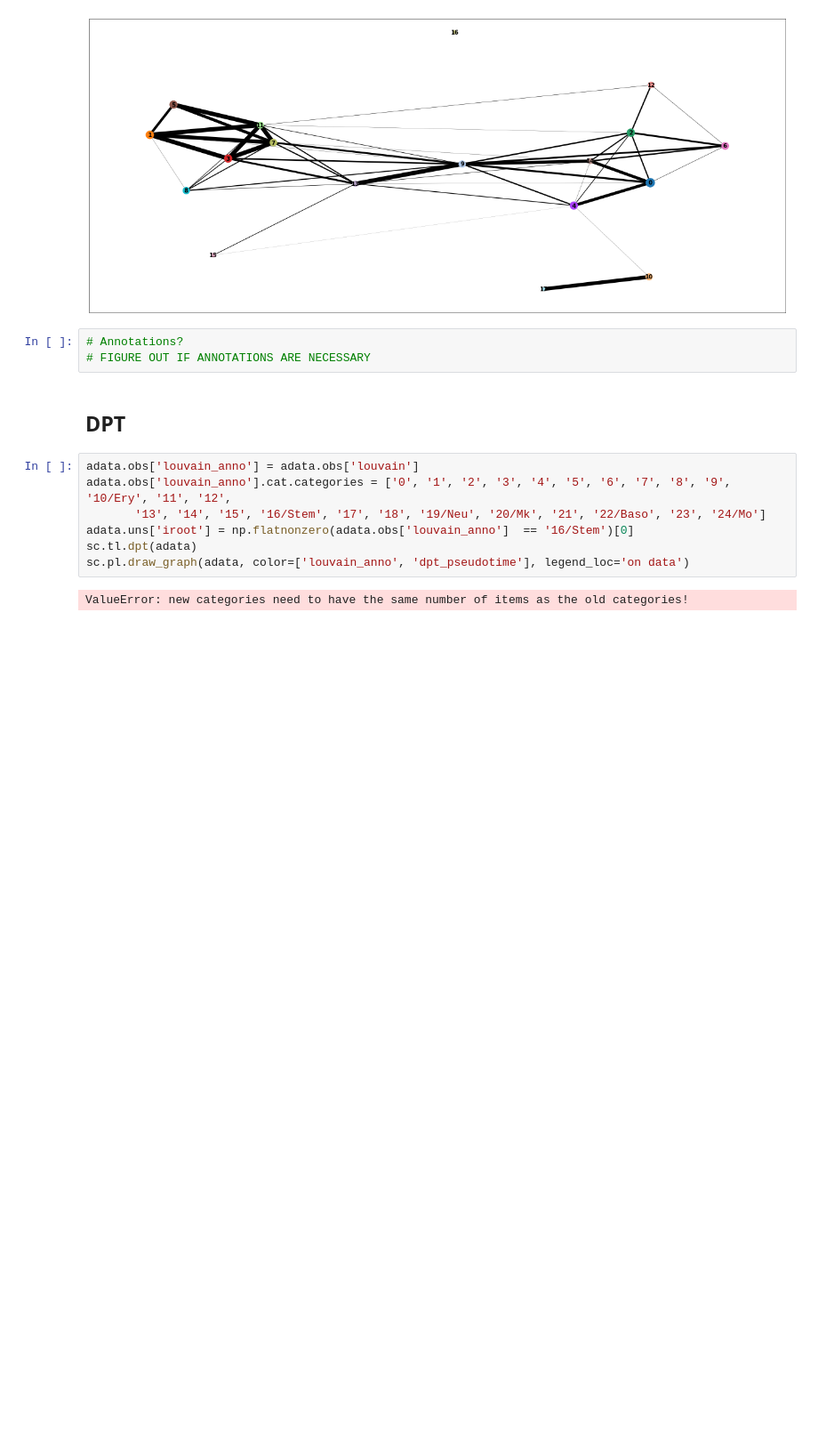
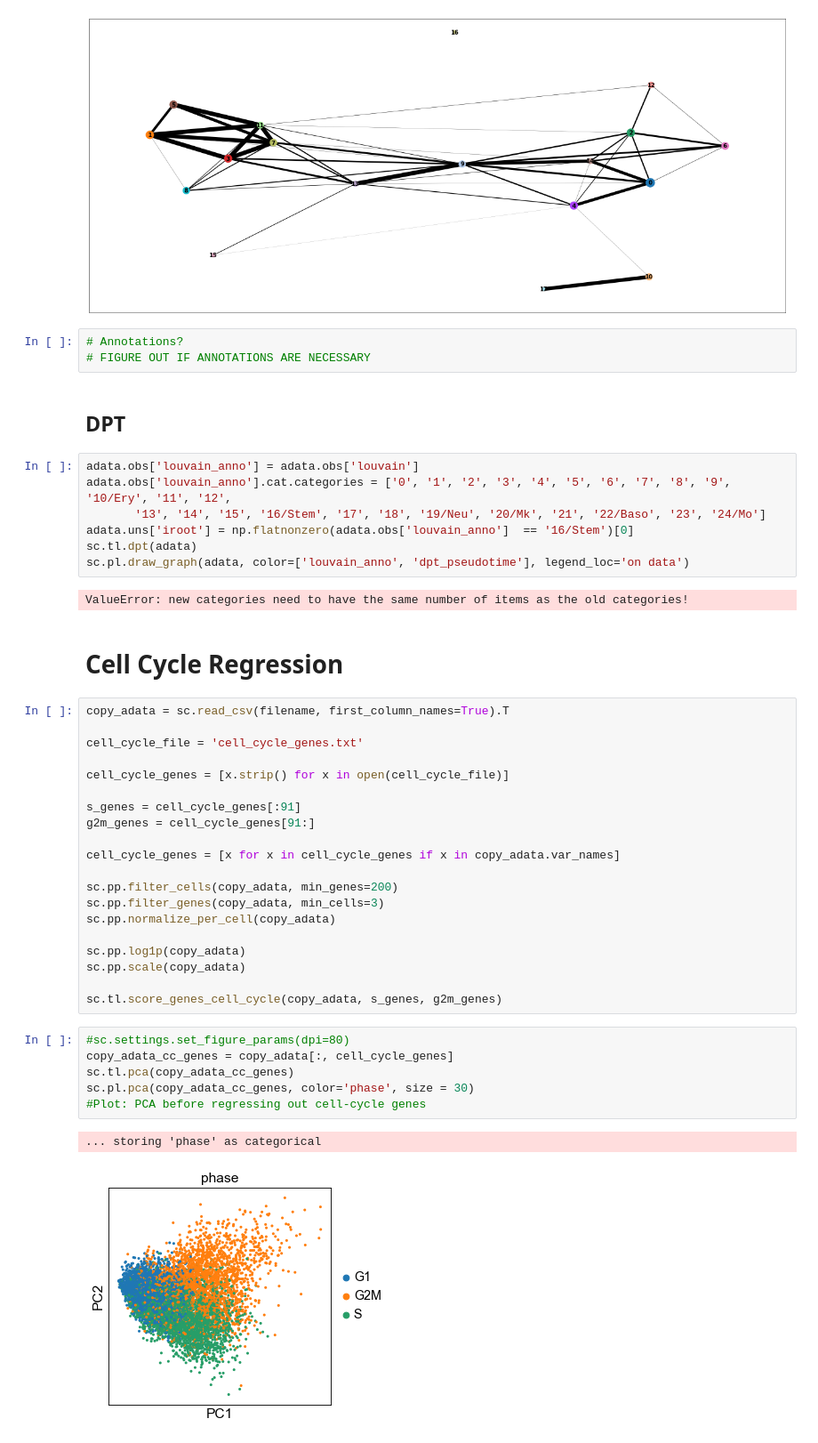
Before and after one commit to jbishop45/CS-7641-Project, a Jupyter notebook: Code/data_preprocessing.ipynb, the cells around one changed output. Shown at 89% size. Drawn from its saved outputs; the diff is of its cells as text; blank space fills up the shorter version.

Commit message:
[Added Cell Cycle regression to notebook, added cell_cycle_genes.txt file]

```diff
--- a/Code/data_preprocessing.ipynb
+++ b/Code/data_preprocessing.ipynb
@@ -369,3 +334,34 @@ sc.tl.dpt(adata)
 sc.pl.draw_graph(adata, color=['louvain_anno', 'dpt_pseudotime'], legend_loc='on data')
 # %% [output]
 ValueError: new categories need to have the same number of items as the old categories!
+# %% [markdown]
+# Cell Cycle Regression
+# %%
+copy_adata = sc.read_csv(filename, first_column_names=True).T
+
+cell_cycle_file = 'cell_cycle_genes.txt'
+
+cell_cycle_genes = [x.strip() for x in open(cell_cycle_file)]
+
+s_genes = cell_cycle_genes[:91]
+g2m_genes = cell_cycle_genes[91:]
+
+cell_cycle_genes = [x for x in cell_cycle_genes if x in copy_adata.var_names]
+
+sc.pp.filter_cells(copy_adata, min_genes=200)
+sc.pp.filter_genes(copy_adata, min_cells=3)
+sc.pp.normalize_per_cell(copy_adata)
+
+sc.pp.log1p(copy_adata)
+sc.pp.scale(copy_adata)
+
+sc.tl.score_genes_cell_cycle(copy_adata, s_genes, g2m_genes)
+# %%
+#sc.settings.set_figure_params(dpi=80)
+copy_adata_cc_genes = copy_adata[:, cell_cycle_genes]
+sc.tl.pca(copy_adata_cc_genes)
+sc.pl.pca(copy_adata_cc_genes, color='phase', size = 30)
+#Plot: PCA before regressing out cell-cycle genes
+# %% [output]
+... storing 'phase' as categorical
+[figure, added]
```
Also changed, not shown: parts of 18 cells of this notebook.
